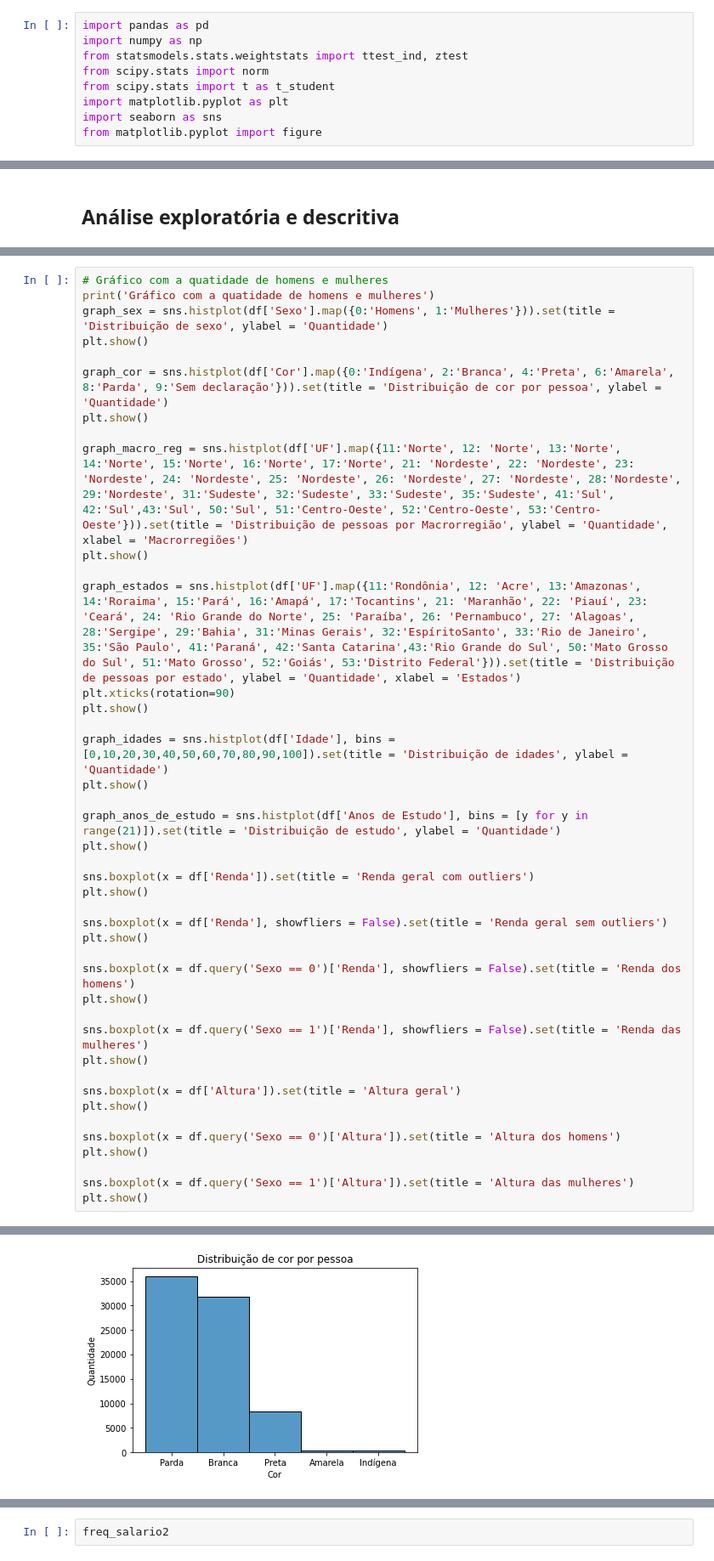
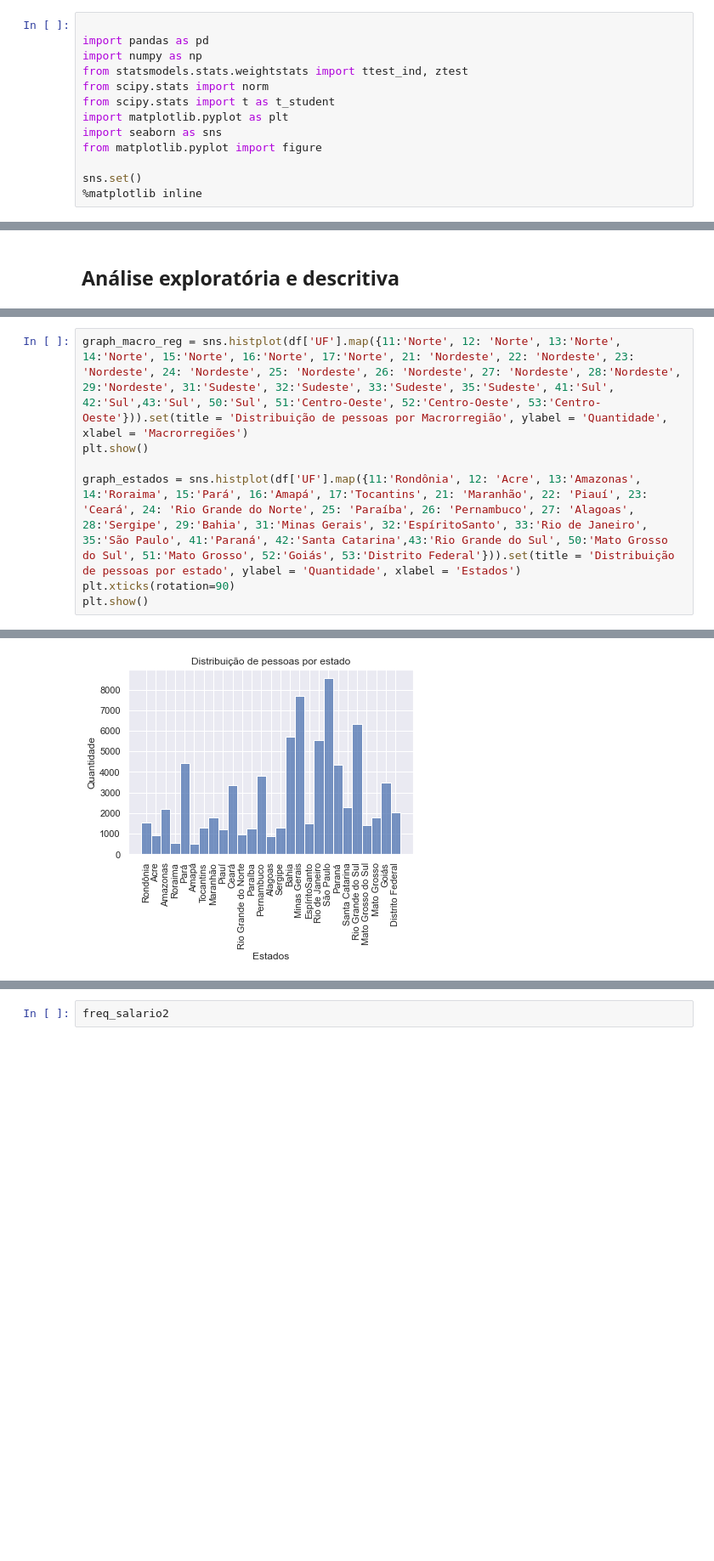
Before and after one commit to Alexandre-Leal/Projetos_iniciais, a Jupyter notebook: PNAD_2015/PNAD_2015.ipynb, the cells around one changed output, grey strips where cells are left out. Shown at 85% size. Saved outputs shown, nothing was run; the diff lists cells and outputs as text; blank space fills up the shorter version.

```diff
--- a/PNAD_2015/PNAD_2015.ipynb
+++ b/PNAD_2015/PNAD_2015.ipynb
@@ -1,6 +7,7 @@
 # %% [markdown]
 # Importando as bibliotecas de trabalho
 # %%
+
 import pandas as pd
 import numpy as np
 from statsmodels.stats.weightstats import ttest_ind, ztest
@@ -9,6 +16,9 @@ from scipy.stats import t as t_student
 import matplotlib.pyplot as plt
 import seaborn as sns
 from matplotlib.pyplot import figure
+
+sns.set()
+%matplotlib inline
 # %%
     # Dataset
     dataset = 'pnad_2015.csv'
@@ -28,43 +54,8 @@ from matplotlib.pyplot import figure
 # %%
-# Gráfico com a quatidade de homens e mulheres
-print('Gráfico com a quatidade de homens e mulheres')
-graph_sex = sns.histplot(df['Sexo'].map({0:'Homens', 1:'Mulheres'})).set(title = 'Distribuição de sexo', ylabel = 'Quantidade')
-plt.show()
-
-graph_cor = sns.histplot(df['Cor'].map({0:'Indígena', 2:'Branca', 4:'Preta', 6:'Amarela', 8:'Parda', 9:'Sem declaração'})).set(title = 'Distribuição de cor por pessoa', ylabel = 'Quantidade')
-plt.show()
-
 graph_macro_reg = sns.histplot(df['UF'].map({11:'Norte', 12: 'Norte', 13:'Norte', 14:'Norte', 15:'Norte', 16:'Norte', 17:'Norte', 21: 'Nordeste', 22: 'Nordeste', 23: 'Nordeste', 24: 'Nordeste', 25: 'Nordeste', 26: 'Nordeste', 27: 'Nordeste', 28:'Nordeste', 29:'Nordeste', 31:'Sudeste', 32:'Sudeste', 33:'Sudeste', 35:'Sudeste', 41:'Sul', 42:'Sul',43:'Sul', 50:'Sul', 51:'Centro-Oeste', 52:'Centro-Oeste', 53:'Centro-Oeste'})).set(title = 'Distribuição de pessoas por Macrorregião', ylabel = 'Quantidade', xlabel = 'Macrorregiões')
 plt.show()
 
 graph_estados = sns.histplot(df['UF'].map({11:'Rondônia', 12: 'Acre', 13:'Amazonas', 14:'Roraima', 15:'Pará', 16:'Amapá', 17:'Tocantins', 21: 'Maranhão', 22: 'Piauí', 23: 'Ceará', 24: 'Rio Grande do Norte', 25: 'Paraíba', 26: 'Pernambuco', 27: 'Alagoas', 28:'Sergipe', 29:'Bahia', 31:'Minas Gerais', 32:'EspíritoSanto', 33:'Rio de Janeiro', 35:'São Paulo', 41:'Paraná', 42:'Santa Catarina',43:'Rio Grande do Sul', 50:'Mato Grosso do Sul', 51:'Mato Grosso', 52:'Goiás', 53:'Distrito Federal'})).set(title = 'Distribuição de pessoas por estado', ylabel = 'Quantidade', xlabel = 'Estados')
 plt.xticks(rotation=90)
 plt.show()
-
-graph_idades = sns.histplot(df['Idade'], bins = [0,10,20,30,40,50,60,70,80,90,100]).set(title = 'Distribuição de idades', ylabel = 'Quantidade')
-plt.show()
-
-graph_anos_de_estudo = sns.histplot(df['Anos de Estudo'], bins = [y for y in range(21)]).set(title = 'Distribuição de estudo', ylabel = 'Quantidade')
-plt.show()
-
-sns.boxplot(x = df['Renda']).set(title = 'Renda geral com outliers')
-plt.show()
-
-sns.boxplot(x = df['Renda'], showfliers = False).set(title = 'Renda geral sem outliers')
-plt.show()
-
-sns.boxplot(x = df.query('Sexo == 0')['Renda'], showfliers = False).set(title = 'Renda dos homens')
-plt.show()
-
-sns.boxplot(x = df.query('Sexo == 1')['Renda'], showfliers = False).set(title = 'Renda das mulheres')
-plt.show()
-
-sns.boxplot(x = df['Altura']).set(title = 'Altura geral')
-plt.show()
-
-sns.boxplot(x = df.query('Sexo == 0')['Altura']).set(title = 'Altura dos homens')
-plt.show()
-
-sns.boxplot(x = df.query('Sexo == 1')['Altura']).set(title = 'Altura das mulheres')
-plt.show()
 # %% [output]
@@ -73 +63 @@ Gráfico com a quatidade de homens e mulheres
-[figure, old version]
+[figure, new version]
```
Also changed, not shown: parts of 37 cells of this notebook, 1 other file.
